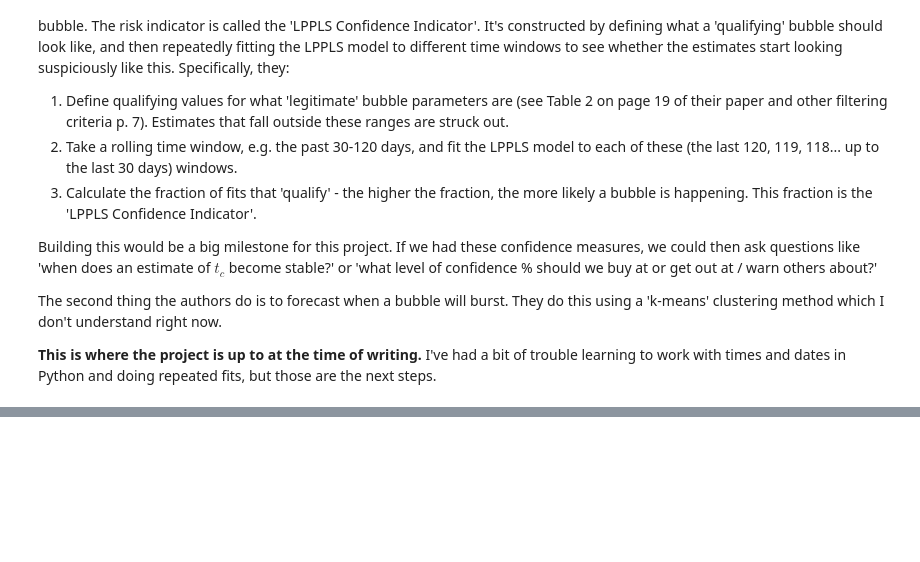
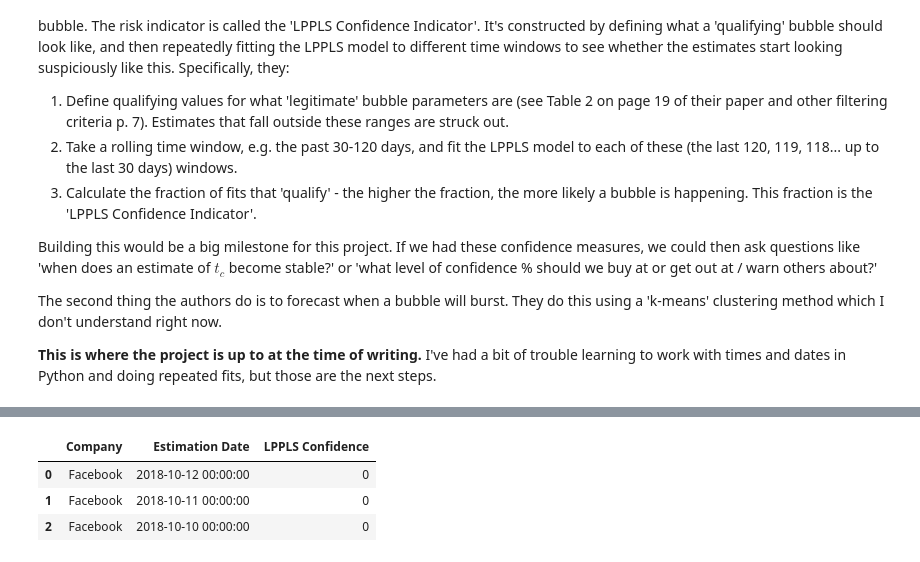
Before and after one commit to hub16/behavfinance, a Jupyter notebook: Bubble Detector - v1.ipynb, the cells around one changed output, grey strips where cells are left out. Drawn from its saved outputs; the diff is of its cells as text; code cells hidden in the pictures; blank space fills up the shorter version.

```diff
--- a/Bubble Detector - v1.ipynb
+++ b/Bubble Detector - v1.ipynb
@@ -327,0 +336,76 @@ dstore # final dataset
+# %%
+## The loop which adds more days to the 'detector' dataset - again uses code from before that will be condensed later
+
+j = 1
+runs = 3
+
+while j<runs:
+
+    data = pd.read_csv('FBprices.csv', index_col=0, parse_dates=True) # load master data
+    data.drop(data.index[[0,j]])
+
+    for i in range(30,121):
+
+        df = data.head(i).copy()
+
+        df['const'] = 1
+        df['t'] = list(reversed(range(len(df['const']))))
+
+        tc = len(df['const'])+1
+        m = 0.5
+        ω = 10
+
+        const = np.array(df['const'])
+        x0 = np.array([tc,m,ω])
+        t = np.array(df['t'])
+        p = np.array(df['close']).T
+        y = np.log(p)
+
+        tc_perturb_plus = np.array([tc+δ,m,ω])
+        tc_perturb_minus = np.array([tc-δ,m,ω])
+        m_perturb_plus = np.array([tc,m+δ,ω])
+        m_perturb_minus = np.array([tc,m-δ,ω])
+        ω_perturb_plus = np.array([tc,m,ω+δ])
+        ω_perturb_minus = np.array([tc,m,ω-δ])
+
+        x0_LM = LM(const,x0,t)[1]
+
+        dstore.loc[i, ['A_hat']] = β_hat(const,x0_LM,t)[0]
+        dstore.loc[i, ['B_hat']] = β_hat(const,x0_LM,t)[1]
+        dstore.loc[i, ['C_1_hat']] = β_hat(const,x0_LM,t)[2]
+        dstore.loc[i, ['C_2_hat']] = β_hat(const,x0_LM,t)[3]
+        dstore.loc[i, ['tc']] = x0_LM[0]
+        dstore.loc[i, ['m']] = x0_LM[1]
+        dstore.loc[i, ['ω']] = x0_LM[2]
+
+    dstore['D'] = (dstore['m']*abs(dstore['B_hat']))/((dstore['ω']*(dstore['C_1_hat']**2+dstore['C_2_hat']**2))**(0.5))
+
+    dstore['C/B'] = (((dstore['C_1_hat']**2+dstore['C_2_hat']**2))**(0.5))/abs(dstore['B_hat'])
+
+    dstore['tempindex'] = dstore.index.astype(float)
+    dstore['tc'] = dstore['tc'].astype(float)
+    dstore['O'] = (dstore['ω']/math.pi)*(np.log(dstore['tc']/(dstore['tc']-dstore['tempindex'])))
+    del dstore['tempindex']
+
+    dstore['O_check'] = np.where((dstore['C/B']>=0.05) & (dstore['O']<2.5), 0, 1)
+
+    dstore['criteria'] = np.where((dstore['B_hat'] <0) & (dstore['m'] >0) & (dstore['m'] <1) & (dstore['ω'] >=4) & (dstore['ω'] <=25) & (dstore['tc'] >0) & (dstore['D'] >=0.5) & (dstore['O_check'] ==1),1, 0)
+
+    dstore['LPPLSConf'] = dstore['criteria'].sum()/91
+
+    comp = "Facebook"
+    esttime = data.index[j]
+    LPPLSconf = dstore['criteria'].sum()/91
+
+    detector.loc[j, ['Company']] = comp
+    detector.loc[j, ['Estimation Date']] = esttime
+    detector.loc[j, ['LPPLS Confidence']] = LPPLSconf
+
+    j = j + 1
+
+detector.head()
+# %% [output]
+|  | Company | Estimation Date | LPPLS Confidence |
+| 0 | Facebook | 2018-10-12 00:00:00 | 0 |
+| 1 | Facebook | 2018-10-11 00:00:00 | 0 |
+| 2 | Facebook | 2018-10-10 00:00:00 | 0 |
```
Also changed, not shown: parts of 7 cells of this notebook.
